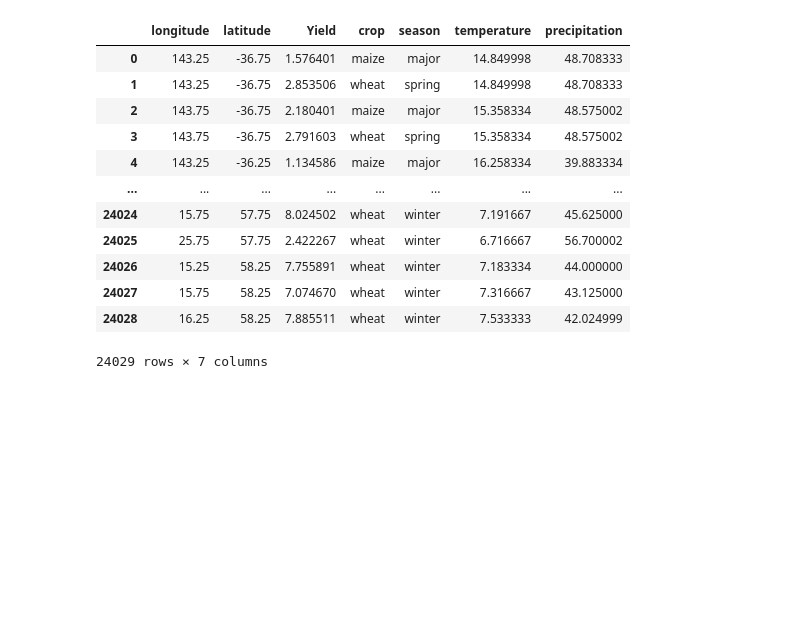
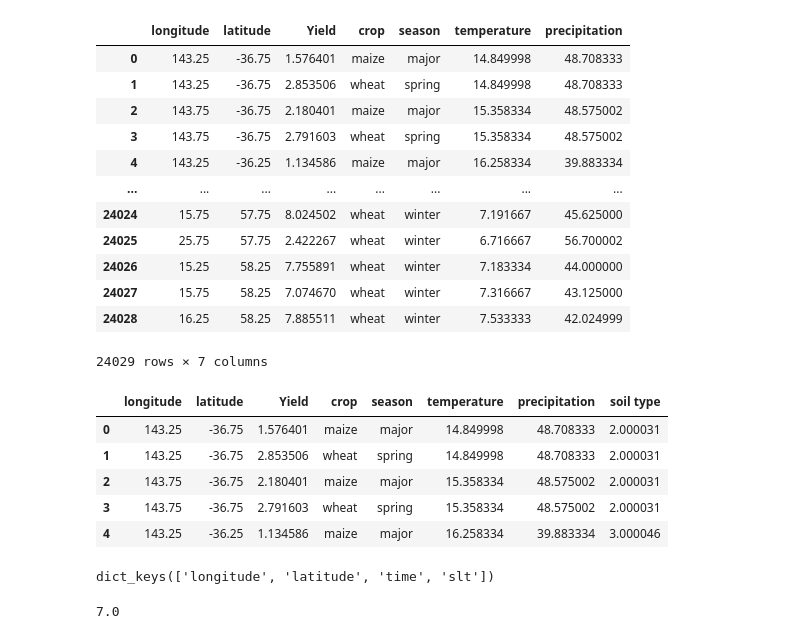
Before and after one commit to vbhavsar16/CropCatalyst, a Jupyter notebook: Data_handling.ipynb, the cells around one changed output. Saved outputs shown, nothing was run; the diff lists cells and outputs as text; code cells hidden in the pictures; blank space fills up the shorter version.

```diff
--- a/Data_handling.ipynb
+++ b/Data_handling.ipynb
@@ -296,3 +296,19 @@ final_df
 | 24027 | 15.75 | 58.25 | 7.074670 | wheat | winter | 7.316667 | 43.125000 |
 | 24028 | 16.25 | 58.25 | 7.885511 | wheat | winter | 7.533333 | 42.024999 |
 24029 rows × 7 columns
+# %%
+df = pd.read_csv('Datasets/Final_dataset.csv')
+# %%
+df.head()
+# %% [output]
+|  | longitude | latitude | Yield | crop | season | temperature | precipitation | soil type |
+| 0 | 143.25 | -36.75 | 1.576401 | maize | major | 14.849998 | 48.708333 | 2.000031 |
+| 1 | 143.25 | -36.75 | 2.853506 | wheat | spring | 14.849998 | 48.708333 | 2.000031 |
+| 2 | 143.75 | -36.75 | 2.180401 | maize | major | 15.358334 | 48.575002 | 2.000031 |
+| 3 | 143.75 | -36.75 | 2.791603 | wheat | spring | 15.358334 | 48.575002 | 2.000031 |
+| 4 | 143.25 | -36.25 | 1.134586 | maize | major | 16.258334 | 39.883334 | 3.000046 |
+# %%
+file_id = Dataset('../Dataset/adaptor.mars.internal-1714657751.1363385-25166-17-0729a6ab-890c-4169-b6dd-2afa41c2ba34.nc')
+file_id.variables.keys()
+# %% [output]
+dict_keys(['longitude', 'latitude', 'time', 'slt'])
@@ -298,0 +328,4 @@ final_df
+# %%
+np.max(slt)
+# %% [output]
+7.0
```
Also changed, not shown: parts of 9 cells of this notebook, 2 other files.
